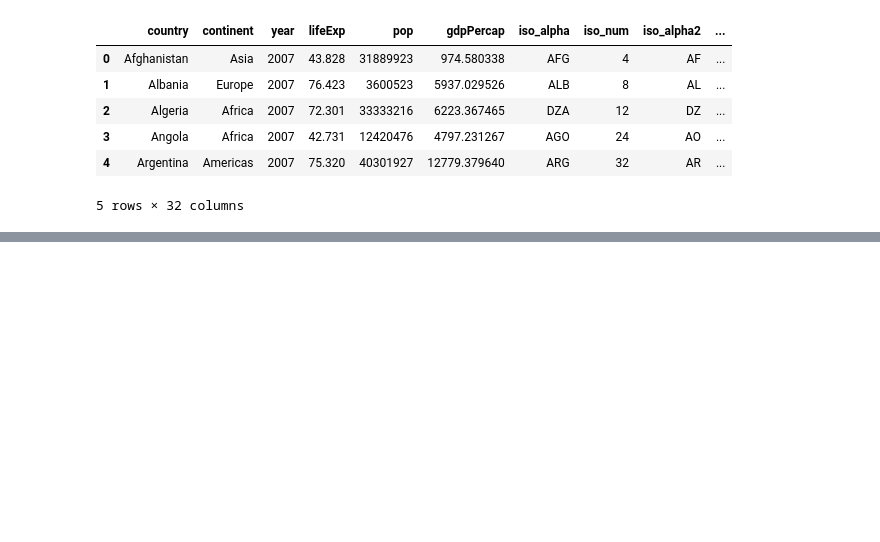
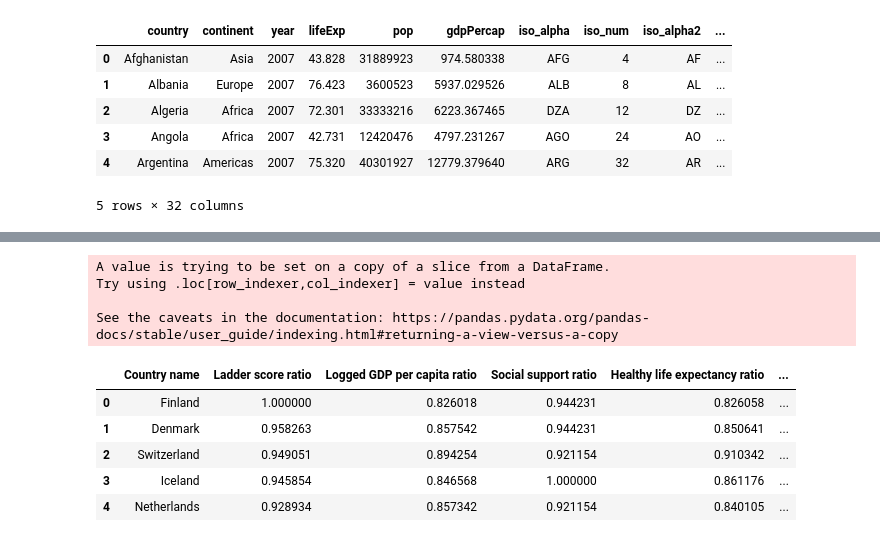
Before and after one commit to com-480-data-visualization/datavis-project-2022-notafootballteam, a Jupyter notebook: Milestones/milestone2.ipynb, the cells around one changed output, grey strips where cells are left out. Saved outputs shown, nothing was run; the diff lists cells and outputs as text; code cells hidden in the pictures; blank space fills up the shorter version.

```diff
--- a/Milestones/milestone2.ipynb
+++ b/Milestones/milestone2.ipynb
@@ -250,6 +230,8 @@ df.head()
 | 3 | Angola | Africa | 2007 | 42.731 | 12420476 | 4797.231267 | AGO | 24 | AO | ... |
 | 4 | Argentina | Americas | 2007 | 75.320 | 40301927 | 12779.379640 | ARG | 32 | AR | ... |
 5 rows × 32 columns
+# %%
+interesting_columns = ['Ladder score', 'Logged GDP per capita', 'Social support', 'Healthy life expectancy','Freedom to make life choices', 'Generosity', 'Perceptions of corruption']
 # %%
 # todo : change with ladder score here
 fig = px.scatter(
@@ -289,0 +276,2 @@ fig.show()
+# %%
+df_radar = df_happy_2021[["Country name"]]
@@ -289,0 +292,15 @@ fig.show()
+# %%
+for column in interesting_columns:
+    df_radar[column+" ratio"] = (df_happy_2021[column] - df_happy_2021[column].min(skipna = True))/(df_happy_2021[column].max(skipna = True) -  df_happy_2021[column].min(skipna = True))
+df_radar.head()
+# %% [output]
+A value is trying to be set on a copy of a slice from a DataFrame.
+Try using .loc[row_indexer,col_indexer] = value instead
+
+See the caveats in the documentation: https://pandas.pydata.org/pandas-docs/stable/user_guide/indexing.html#returning-a-view-versus-a-copy
+|  | Country name | Ladder score ratio | Logged GDP per capita ratio | Social support ratio | Healthy life expectancy ratio | ... |
+| 0 | Finland | 1.000000 | 0.826018 | 0.944231 | 0.826058 | ... |
+| 1 | Denmark | 0.958263 | 0.857542 | 0.944231 | 0.850641 | ... |
+| 2 | Switzerland | 0.949051 | 0.894254 | 0.921154 | 0.910342 | ... |
+| 3 | Iceland | 0.945854 | 0.846568 | 1.000000 | 0.861176 | ... |
+| 4 | Netherlands | 0.928934 | 0.857342 | 0.921154 | 0.840105 | ... |
```
Also changed, not shown: parts of 28 cells of this notebook.
